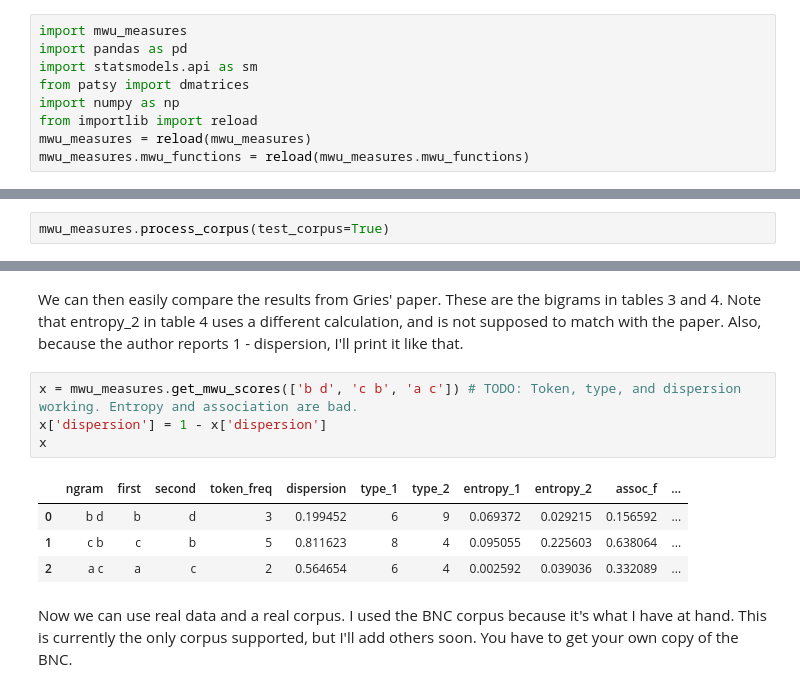
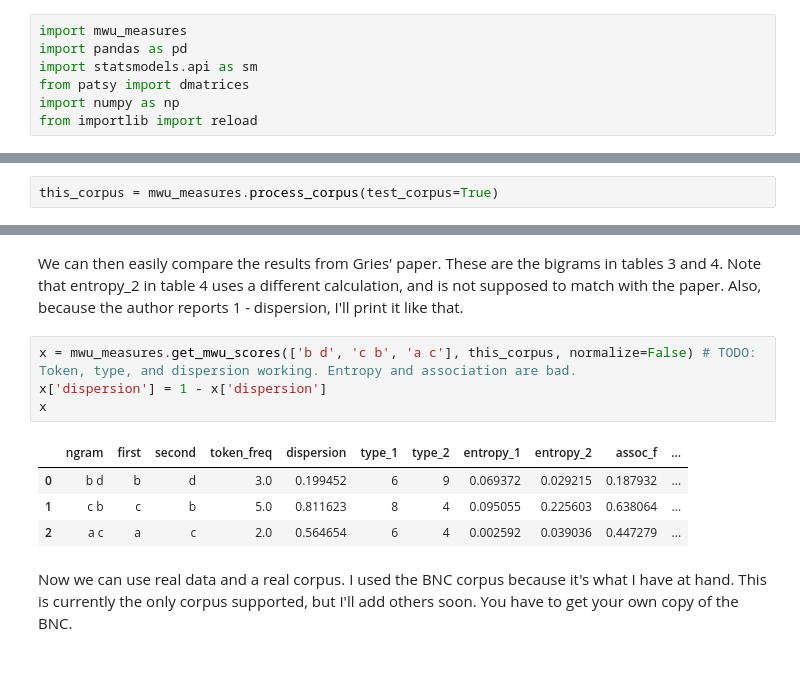
Before and after one commit to contreraskallens/MWU_measures, a Jupyter notebook: example.ipynb, the cells around one changed output, grey strips where cells are left out. Saved outputs shown, nothing was run; the diff lists cells and outputs as text.

```diff
--- a/example.ipynb
+++ b/example.ipynb
@@ -5,12 +5,10 @@ import statsmodels.api as sm
 from patsy import dmatrices
 import numpy as np
 from importlib import reload
-mwu_measures = reload(mwu_measures)
-mwu_measures.mwu_functions = reload(mwu_measures.mwu_functions)
 # %% [markdown]
 First, you need to run the corpus processing function. Before trying other data, we can use the (hard-coded) synthetic corpus in Gries.
 # %%
-mwu_measures.process_corpus(test_corpus=True)
+this_corpus = mwu_measures.process_corpus(test_corpus=True)
 # %% [markdown]
 This is what a preprocess corpus should look like.
 # %%
@@ -27,14 +17,14 @@ array([['A',
 We can then easily compare the results from Gries' paper. These are the bigrams in tables 3 and 4. Note that entropy_2 in table 4 uses a different calculation, and is not supposed to match with the paper.
 Also, because the author reports 1 - dispersion, I'll print it like that.
 # %%
-x = mwu_measures.get_mwu_scores(['b d', 'c b', 'a c']) # TODO: Token, type, and dispersion working. Entropy and association are bad.
+x = mwu_measures.get_mwu_scores(['b d', 'c b', 'a c'], this_corpus, normalize=False) # TODO: Token, type, and dispersion working. Entropy and association are bad.
 x['dispersion'] = 1 - x['dispersion']
 x
 # %% [output]
 |  | ngram | first | second | token_freq | dispersion | type_1 | type_2 | entropy_1 | entropy_2 | assoc_f | ... |
-| 0 | b d | b | d | 3 | 0.199452 | 6 | 9 | 0.069372 | 0.029215 | 0.156592 | ... |
-| 1 | c b | c | b | 5 | 0.811623 | 8 | 4 | 0.095055 | 0.225603 | 0.638064 | ... |
-| 2 | a c | a | c | 2 | 0.564654 | 6 | 4 | 0.002592 | 0.039036 | 0.332089 | ... |
+| 0 | b d | b | d | 3.0 | 0.199452 | 6 | 9 | 0.069372 | 0.029215 | 0.187932 | ... |
+| 1 | c b | c | b | 5.0 | 0.811623 | 8 | 4 | 0.095055 | 0.225603 | 0.638064 | ... |
+| 2 | a c | a | c | 2.0 | 0.564654 | 6 | 4 | 0.002592 | 0.039036 | 0.447279 | ... |
 # %% [markdown]
 Now we can use real data and a real corpus. I used the BNC corpus because it's what I have at hand. This is currently the only corpus supported, but I'll add others soon. You have to get your own copy of the BNC.
 # %%
```
Also changed, not shown: parts of 11 cells of this notebook, 6 other files.
